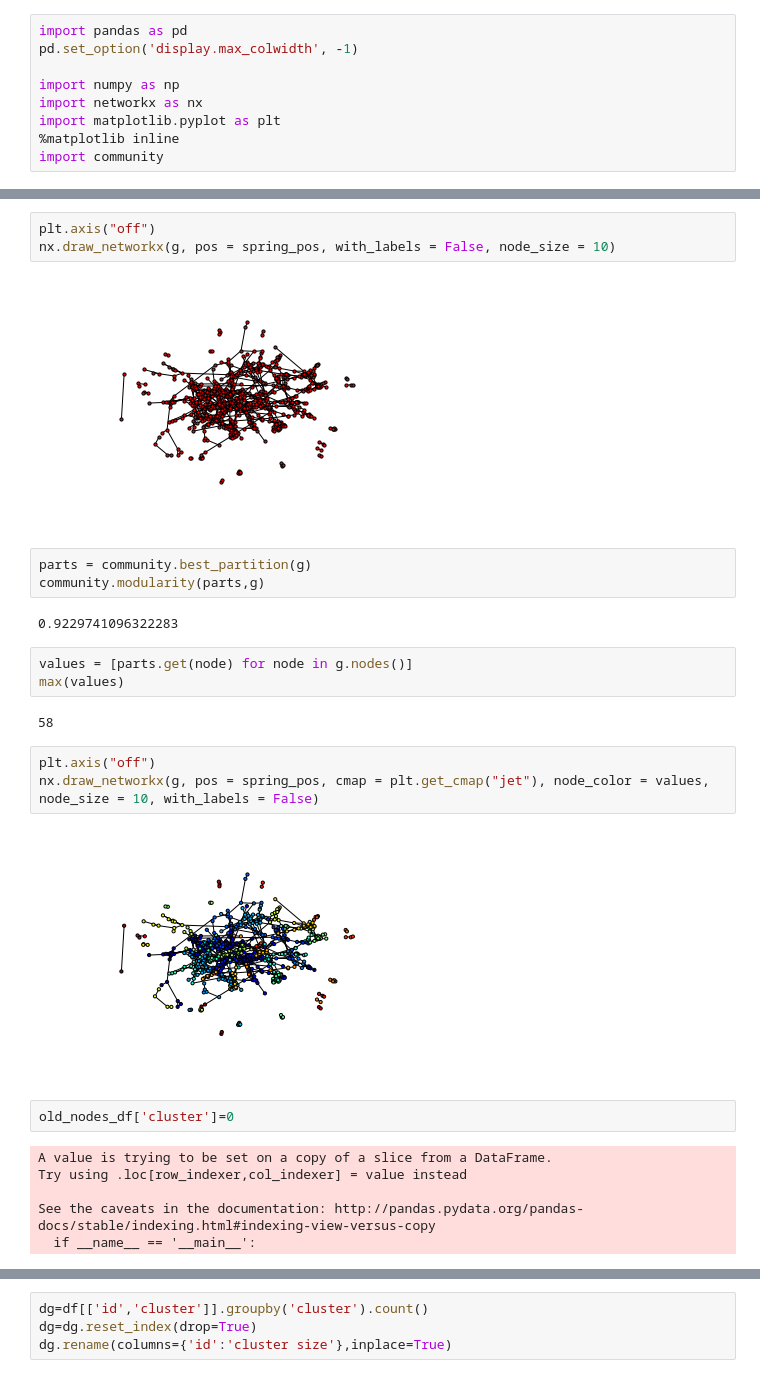
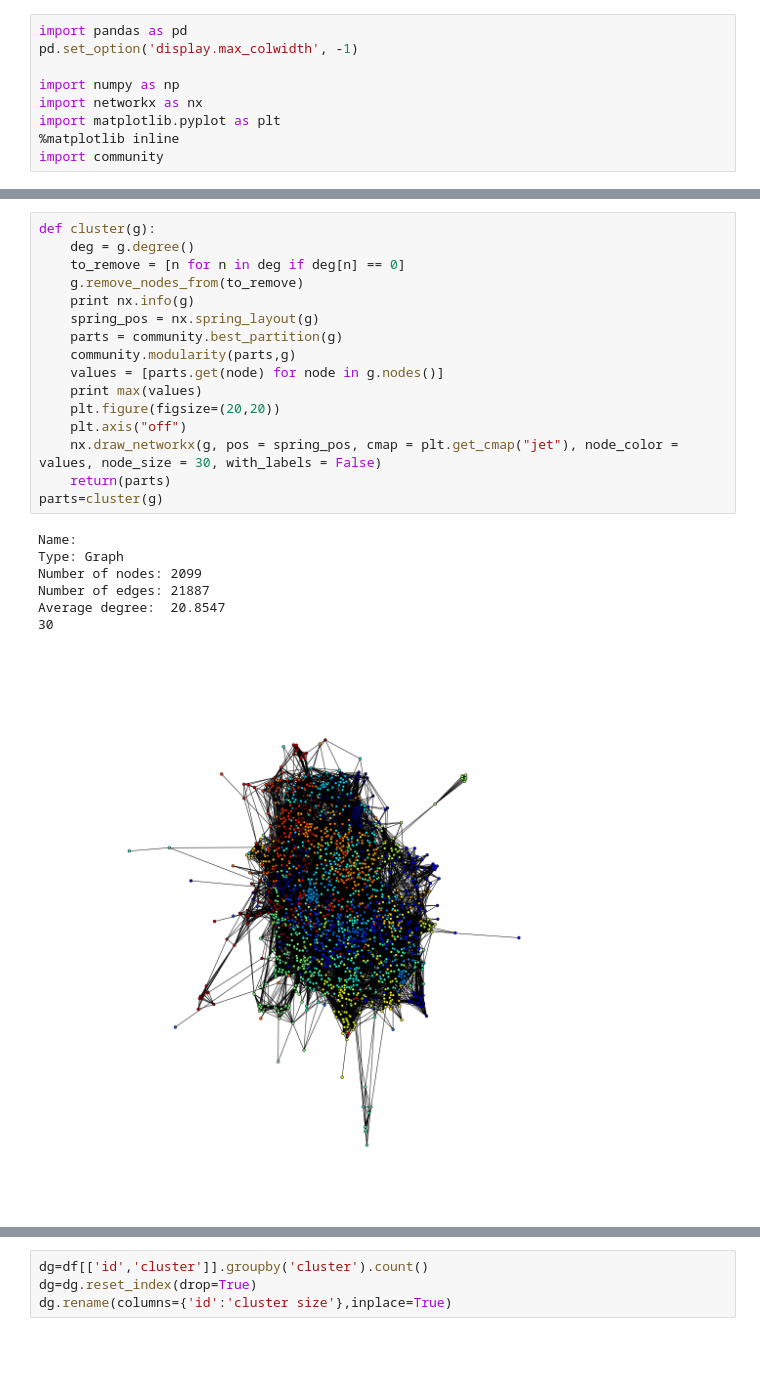
Before and after one commit to Moqri/KnowledgeMap, a Jupyter notebook: analysis/clustering.ipynb, the cells around one changed output, grey strips where cells are left out. Cells and saved outputs as stored; diff of their text form; blank space fills up the shorter version.

```diff
--- a/analysis/clustering.ipynb
+++ b/analysis/clustering.ipynb
@@ -48,29 +32,25 @@ spring_pos = nx.spring_layout(g)
-# %%
-plt.axis("off")
-nx.draw_networkx(g, pos = spring_pos, with_labels = False, node_size = 10)
-# %% [output]
-[figure, removed]
-# %%
-parts = community.best_partition(g)
-community.modularity(parts,g)
-# %% [output]
-0.9229741096322283
-# %%
-values = [parts.get(node) for node in g.nodes()]
-max(values)
-# %% [output]
-58
-# %%
-plt.axis("off")
-nx.draw_networkx(g, pos = spring_pos, cmap = plt.get_cmap("jet"), node_color = values, node_size = 10, with_labels = False)
-# %% [output]
-[figure, removed]
-# %%
-old_nodes_df['cluster']=0
-# %% [output]
-A value is trying to be set on a copy of a slice from a DataFrame.
-Try using .loc[row_indexer,col_indexer] = value instead
-
-See the caveats in the documentation: http://pandas.pydata.org/pandas-docs/stable/indexing.html#indexing-view-versus-copy
-  if __name__ == '__main__':
+# %%
+def cluster(g):
+    deg = g.degree()
+    to_remove = [n for n in deg if deg[n] == 0]
+    g.remove_nodes_from(to_remove)
+    print nx.info(g)
+    spring_pos = nx.spring_layout(g)
+    parts = community.best_partition(g)
+    community.modularity(parts,g)
+    values = [parts.get(node) for node in g.nodes()]
+    print max(values)
+    plt.figure(figsize=(20,20))
+    plt.axis("off")
+    nx.draw_networkx(g, pos = spring_pos, cmap = plt.get_cmap("jet"), node_color = values, node_size = 30, with_labels = False)
+    return(parts)
+parts=cluster(g)
+# %% [output]
+Name:
+Type: Graph
+Number of nodes: 2099
+Number of edges: 21887
+Average degree:  20.8547
+30
+[figure, added]
 # %%
```
Also changed, not shown: parts of 11 cells of this notebook, 6 other files.
